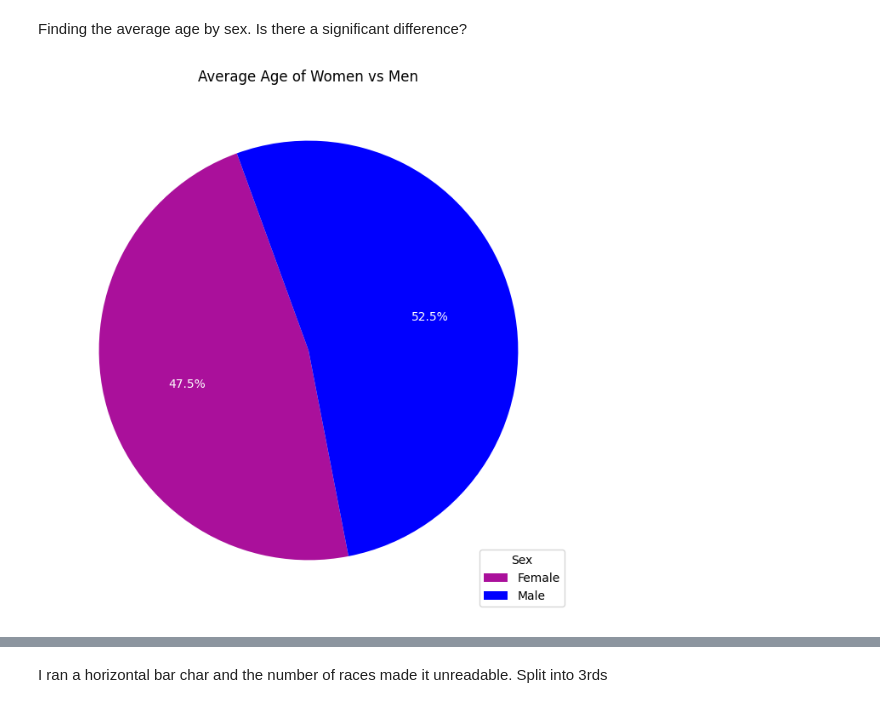
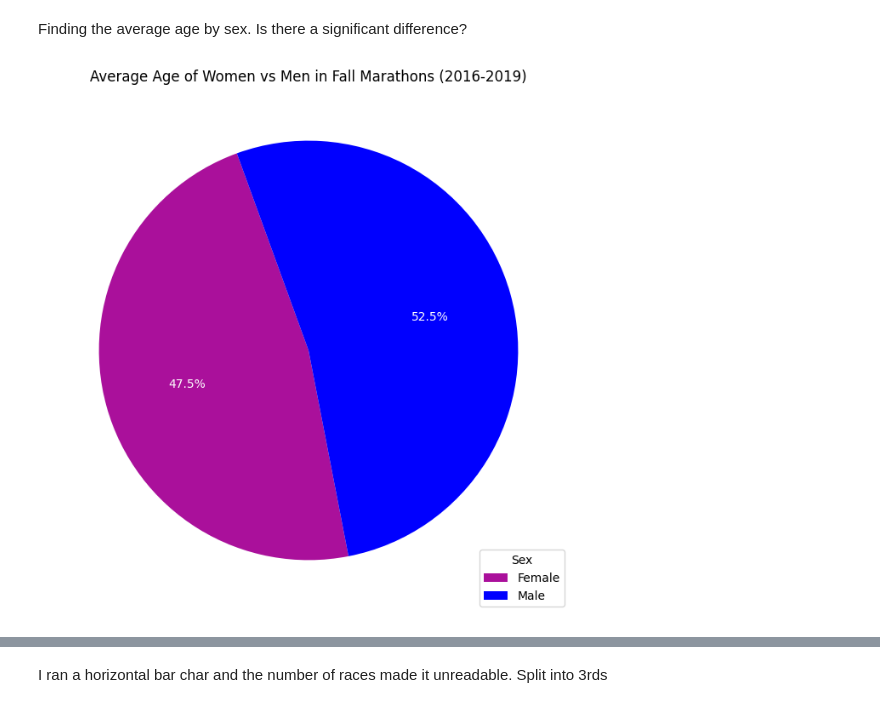
Before and after one commit to RunningBaldMan/Age_and_Endurance, a Jupyter notebook: Age_and_Endurance.ipynb, the cells around one changed output, grey strips where cells are left out. Drawn from its saved outputs; the diff is of its cells as text; code cells hidden in the pictures.

```diff
--- a/Age_and_Endurance.ipynb
+++ b/Age_and_Endurance.ipynb
@@ -229,26 +229,26 @@ Finding the average age by sex. Is there a significant difference?
 # %%
 
 plt.figure(figsize=(8,8))
 plt.pie(
     avg_age_by_sex,
     labels=None,
     startangle=110,
     colors=["#aa109b", "blue"],
     autopct="%1.1f%%",
     textprops={'color': "white"})
 
-plt.title("Average Age of Women vs Men")
+plt.title("Average Age of Women vs Men in Fall Marathons (2016-2019)")
 
 plt.legend(
     labels = avg_age_by_sex.index,
     loc="lower right",
     title = "Sex"
 )
 
 
 plt.show()
 # %% [output]
-[figure, old version]
+[figure, new version]
 # %%
 # determine what races are included
 
```
Also changed, not shown: parts of 5 cells of this notebook.
